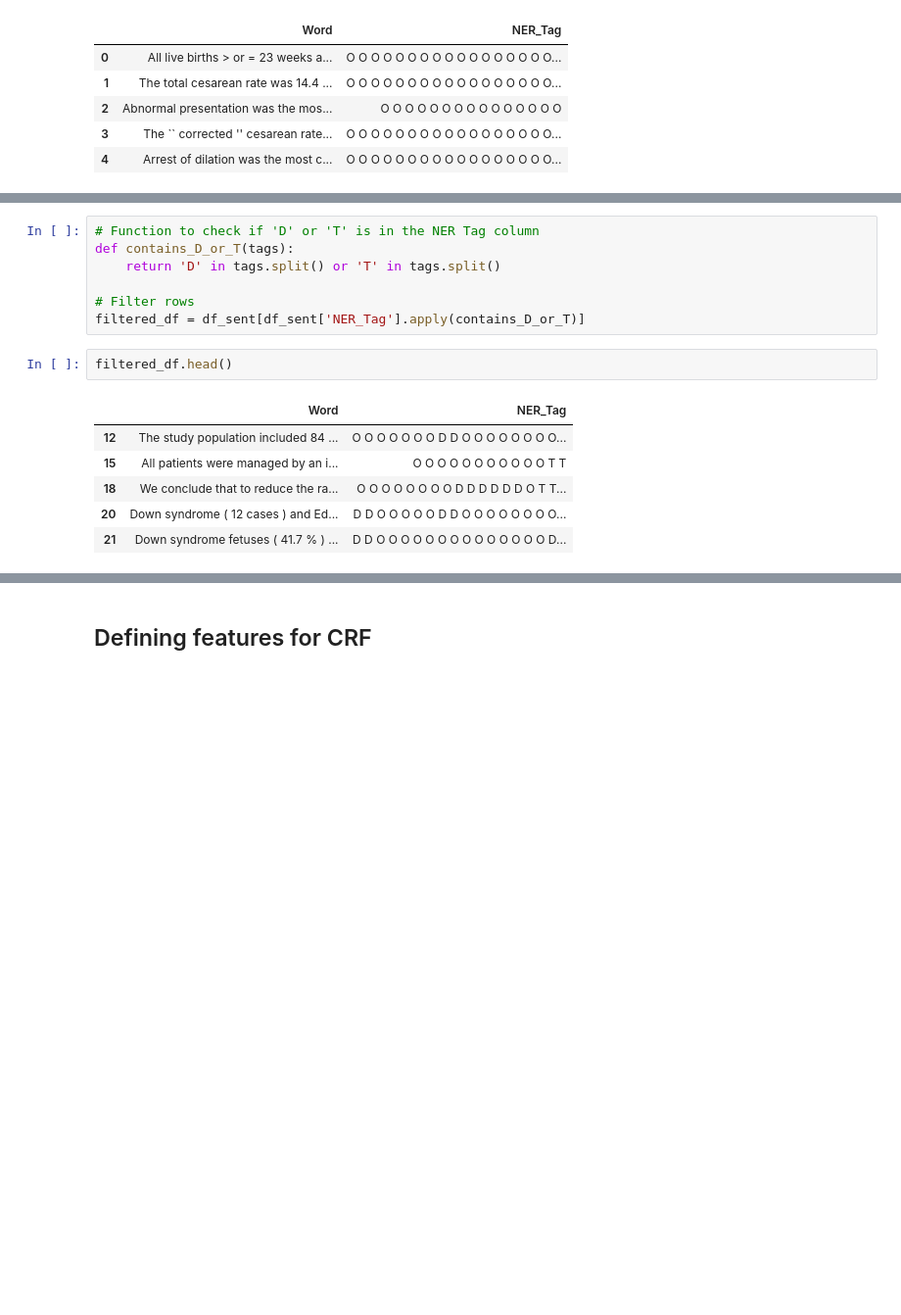
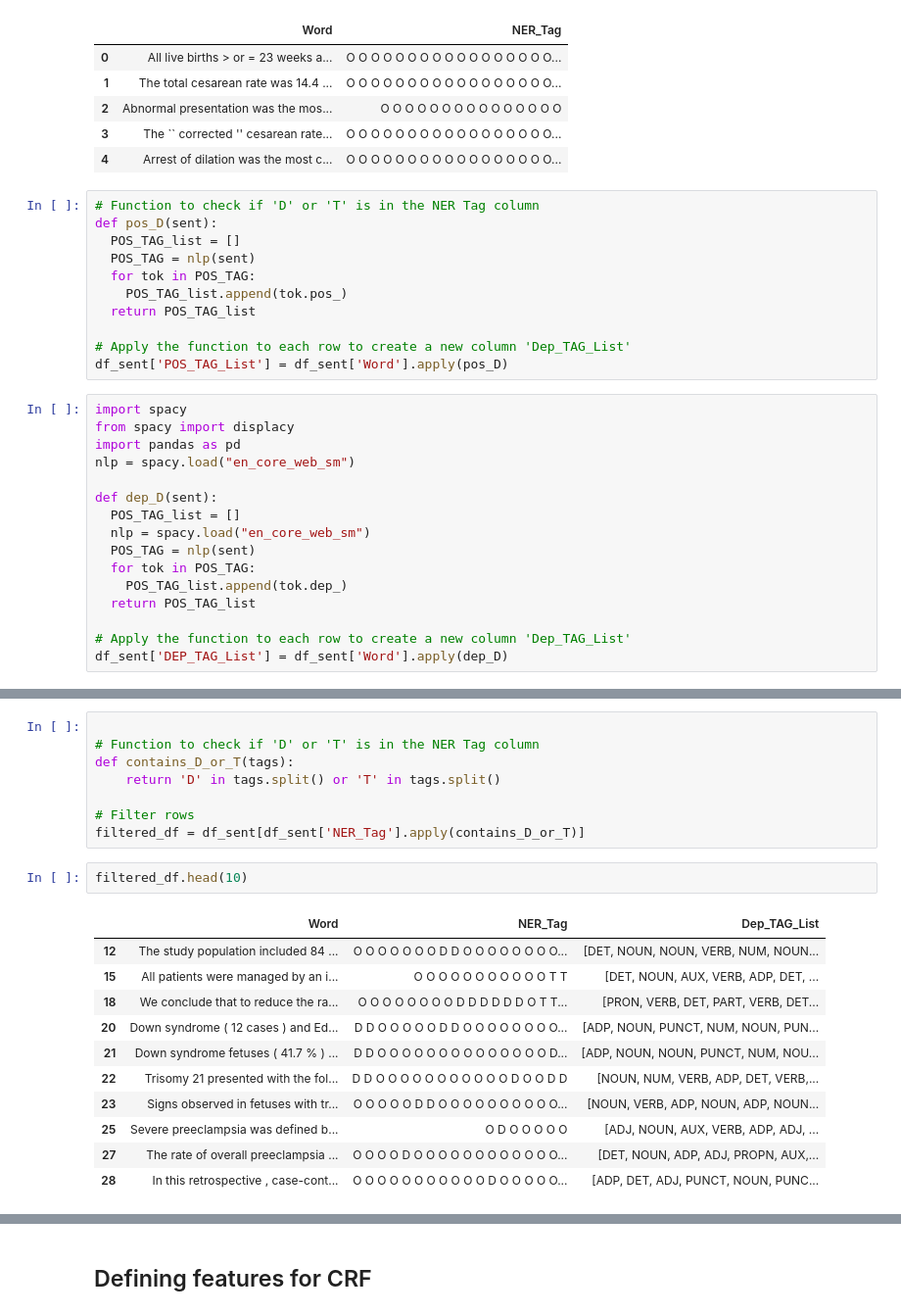
Before and after one commit to AmarjitMahadik007/Syntactic-Processing, a Jupyter notebook: Assignment.ipynb, the cells around one changed output, grey strips where cells are left out. Shown at 98% size. Cells and saved outputs as stored; diff of their text form; blank space fills up the shorter version.

```diff
--- a/Assignment.ipynb
+++ b/Assignment.ipynb
@@ -263,3 +229,30 @@ df_sent.head()
 | 2 | Abnormal presentation was the mos... | O O O O O O O O O O O O O O O |
 | 3 | The `` corrected '' cesarean rate... | O O O O O O O O O O O O O O O O O... |
 | 4 | Arrest of dilation was the most c... | O O O O O O O O O O O O O O O O O... |
+# %%
+# Function to check if 'D' or 'T' is in the NER Tag column
+def pos_D(sent):
+  POS_TAG_list = []
+  POS_TAG = nlp(sent)
+  for tok in POS_TAG:
+    POS_TAG_list.append(tok.pos_)
+  return POS_TAG_list
+
+# Apply the function to each row to create a new column 'Dep_TAG_List'
+df_sent['POS_TAG_List'] = df_sent['Word'].apply(pos_D)
+# %%
+import spacy
+from spacy import displacy
+import pandas as pd
+nlp = spacy.load("en_core_web_sm")
+
+def dep_D(sent):
+  POS_TAG_list = []
+  nlp = spacy.load("en_core_web_sm")
+  POS_TAG = nlp(sent)
+  for tok in POS_TAG:
+    POS_TAG_list.append(tok.dep_)
+  return POS_TAG_list
+
+# Apply the function to each row to create a new column 'Dep_TAG_List'
+df_sent['DEP_TAG_List'] = df_sent['Word'].apply(dep_D)
@@ -266,4 +273,5 @@ df_sent.head()
 # %%
+
 # Function to check if 'D' or 'T' is in the NER Tag column
 def contains_D_or_T(tags):
     return 'D' in tags.split() or 'T' in tags.split()
@@ -271,11 +279,16 @@ def contains_D_or_T(tags):
 # Filter rows
 filtered_df = df_sent[df_sent['NER_Tag'].apply(contains_D_or_T)]
 # %%
-filtered_df.head()
+filtered_df.head(10)
 # %% [output]
-|  | Word | NER_Tag |
-| 12 | The study population included 84 ... | O O O O O O O D D O O O O O O O O... |
-| 15 | All patients were managed by an i... | O O O O O O O O O O O T T |
-| 18 | We conclude that to reduce the ra... | O O O O O O O O D D D D D D O T T... |
-| 20 | Down syndrome ( 12 cases ) and Ed... | D D O O O O O D D O O O O O O O O... |
-| 21 | Down syndrome fetuses ( 41.7 % ) ... | D D O O O O O O O O O O O O O O D... |
+|  | Word | NER_Tag | Dep_TAG_List |
+| 12 | The study population included 84 ... | O O O O O O O D D O O O O O O O O... | [DET, NOUN, NOUN, VERB, NUM, NOUN... |
+| 15 | All patients were managed by an i... | O O O O O O O O O O O T T | [DET, NOUN, AUX, VERB, ADP, DET, ... |
+| 18 | We conclude that to reduce the ra... | O O O O O O O O D D D D D D O T T... | [PRON, VERB, DET, PART, VERB, DET... |
+| 20 | Down syndrome ( 12 cases ) and Ed... | D D O O O O O D D O O O O O O O O... | [ADP, NOUN, PUNCT, NUM, NOUN, PUN... |
+| 21 | Down syndrome fetuses ( 41.7 % ) ... | D D O O O O O O O O O O O O O O D... | [ADP, NOUN, NOUN, PUNCT, NUM, NOU... |
+| 22 | Trisomy 21 presented with the fol... | D D O O O O O O O O O O O D O O D D | [NOUN, NUM, VERB, ADP, DET, VERB,... |
+| 23 | Signs observed in fetuses with tr... | O O O O O D D O O O O O O O O O O... | [NOUN, VERB, ADP, NOUN, ADP, NOUN... |
+| 25 | Severe preeclampsia was defined b... | O D O O O O O | [ADJ, NOUN, AUX, VERB, ADP, ADJ, ... |
+| 27 | The rate of overall preeclampsia ... | O O O O D O O O O O O O O O O O O... | [DET, NOUN, ADP, ADJ, PROPN, AUX,... |
+| 28 | In this retrospective , case-cont... | O O O O O O O O O O O D O O O O O... | [ADP, DET, ADJ, PUNCT, NOUN, PUNC... |
```
Also changed, not shown: parts of 23 cells of this notebook.
